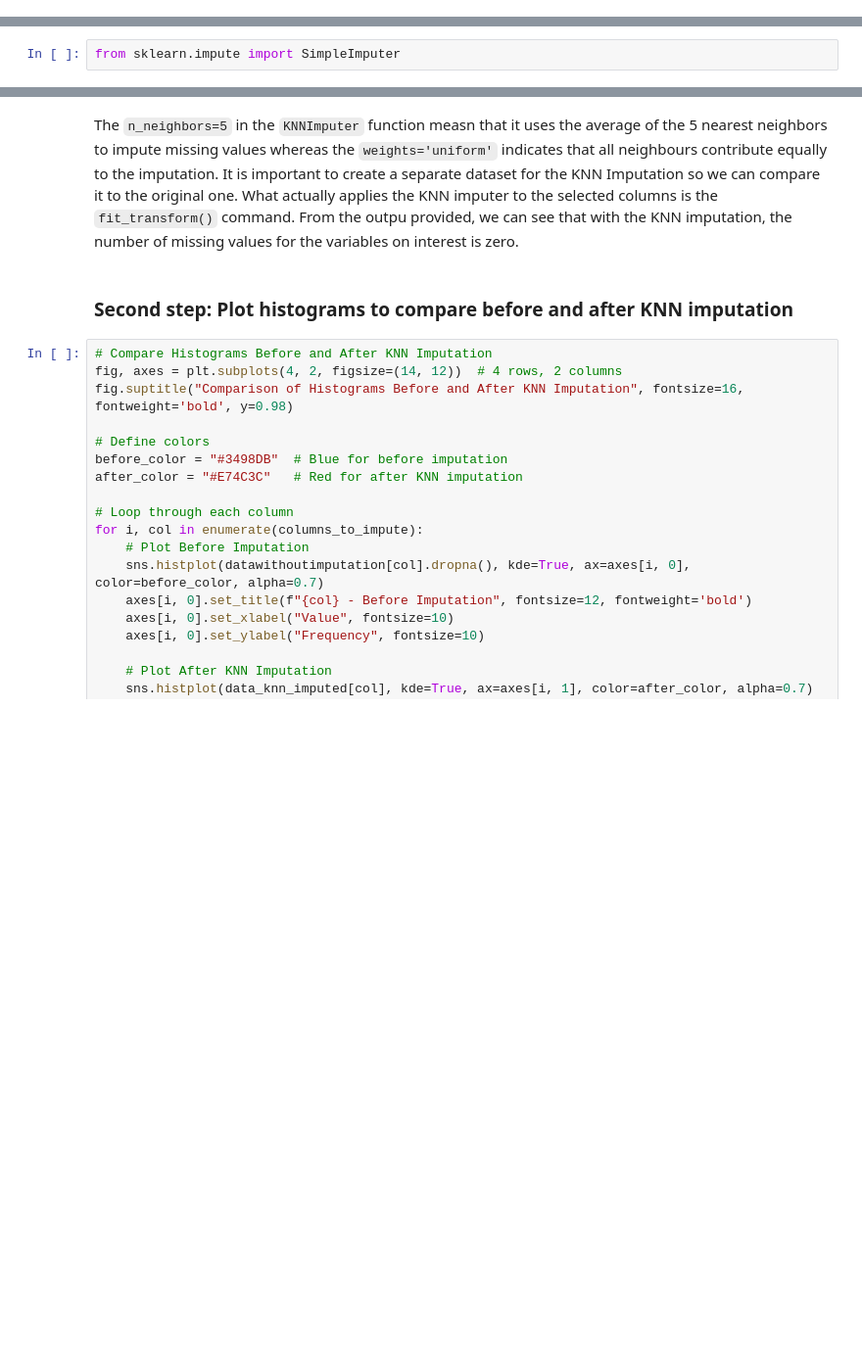
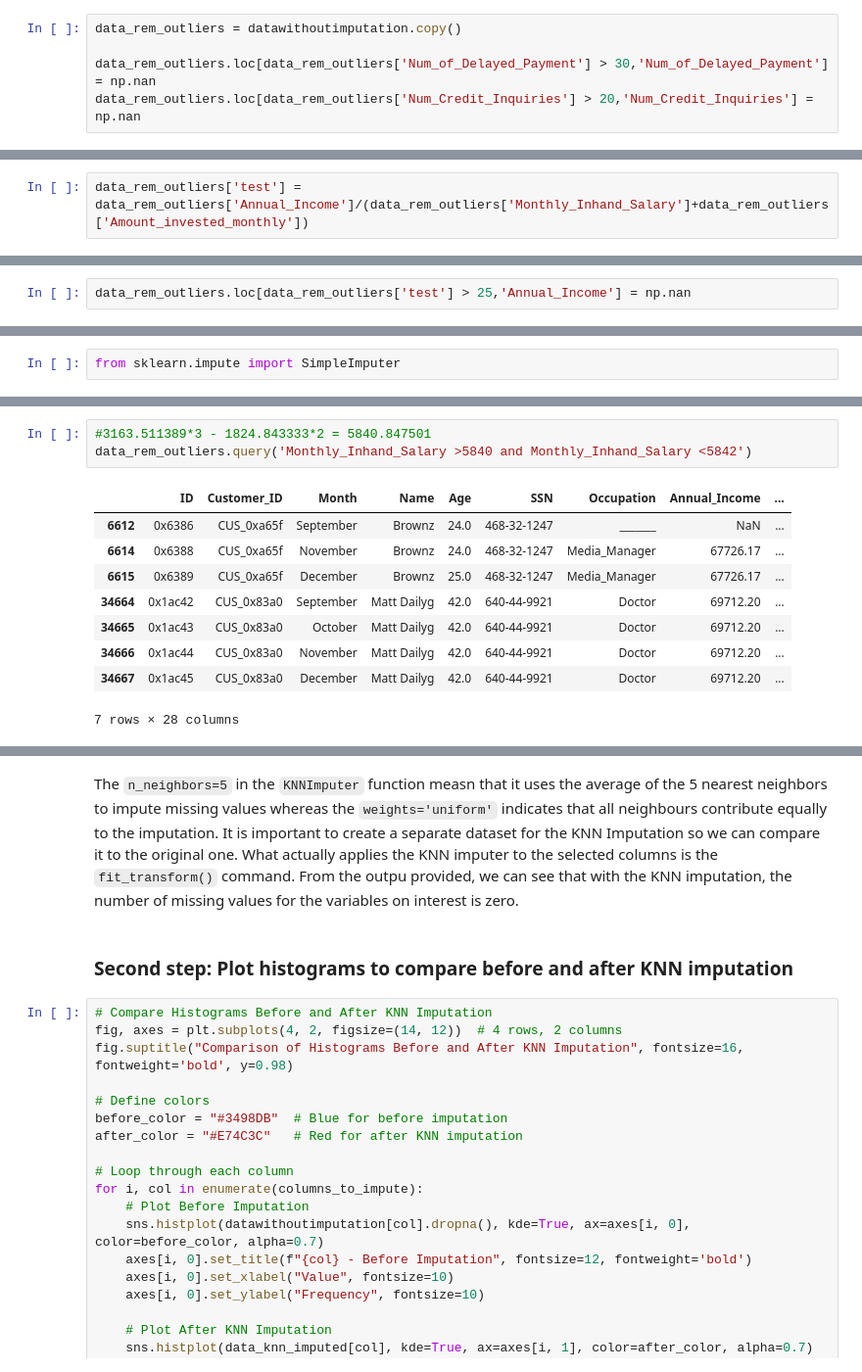
Before and after one commit to datasquad/ECLR, a Jupyter notebook: Py_coding/Py_DataCleaningPrep.ipynb, the cells around one changed output, grey strips where cells are left out. Shown at 98% size. Cells and saved outputs as stored; diff of their text form; blank space fills up the shorter version.

```diff
--- a/Py_coding/Py_DataCleaningPrep.ipynb
+++ b/Py_coding/Py_DataCleaningPrep.ipynb
@@ -595,0 +725,5 @@ memory usage: 1.5 MB
+# %%
+data_rem_outliers = datawithoutimputation.copy()
+
+data_rem_outliers.loc[data_rem_outliers['Num_of_Delayed_Payment'] > 30,'Num_of_Delayed_Payment'] = np.nan
+data_rem_outliers.loc[data_rem_outliers['Num_Credit_Inquiries'] > 20,'Num_Credit_Inquiries'] = np.nan
@@ -595,0 +796,2 @@ memory usage: 1.5 MB
+# %%
+data_rem_outliers['test'] = data_rem_outliers['Annual_Income']/(data_rem_outliers['Monthly_Inhand_Salary']+data_rem_outliers['Amount_invested_monthly'])
@@ -595,0 +824,2 @@ memory usage: 1.5 MB
+# %%
+data_rem_outliers.loc[data_rem_outliers['test'] > 25,'Annual_Income'] = np.nan
@@ -757,0 +975,13 @@ dtype: int64
+# %%
+#3163.511389*3 - 1824.843333*2 = 5840.847501
+data_rem_outliers.query('Monthly_Inhand_Salary >5840 and Monthly_Inhand_Salary <5842')
+# %% [output]
+|  | ID | Customer_ID | Month | Name | Age | SSN | Occupation | Annual_Income | ... |
+| 6612 | 0x6386 | CUS_0xa65f | September | Brownz | 24.0 | 468-32-1247 | _______ | NaN | ... |
+| 6614 | 0x6388 | CUS_0xa65f | November | Brownz | 24.0 | 468-32-1247 | Media_Manager | 67726.17 | ... |
+| 6615 | 0x6389 | CUS_0xa65f | December | Brownz | 25.0 | 468-32-1247 | Media_Manager | 67726.17 | ... |
+| 34664 | 0x1ac42 | CUS_0x83a0 | September | Matt Dailyg | 42.0 | 640-44-9921 | Doctor | 69712.20 | ... |
+| 34665 | 0x1ac43 | CUS_0x83a0 | October | Matt Dailyg | 42.0 | 640-44-9921 | Doctor | 69712.20 | ... |
+| 34666 | 0x1ac44 | CUS_0x83a0 | November | Matt Dailyg | 42.0 | 640-44-9921 | Doctor | 69712.20 | ... |
+| 34667 | 0x1ac45 | CUS_0x83a0 | December | Matt Dailyg | 42.0 | 640-44-9921 | Doctor | 69712.20 | ... |
+7 rows × 28 columns
```
Also changed, not shown: parts of 129 cells of this notebook, 2 other files.
